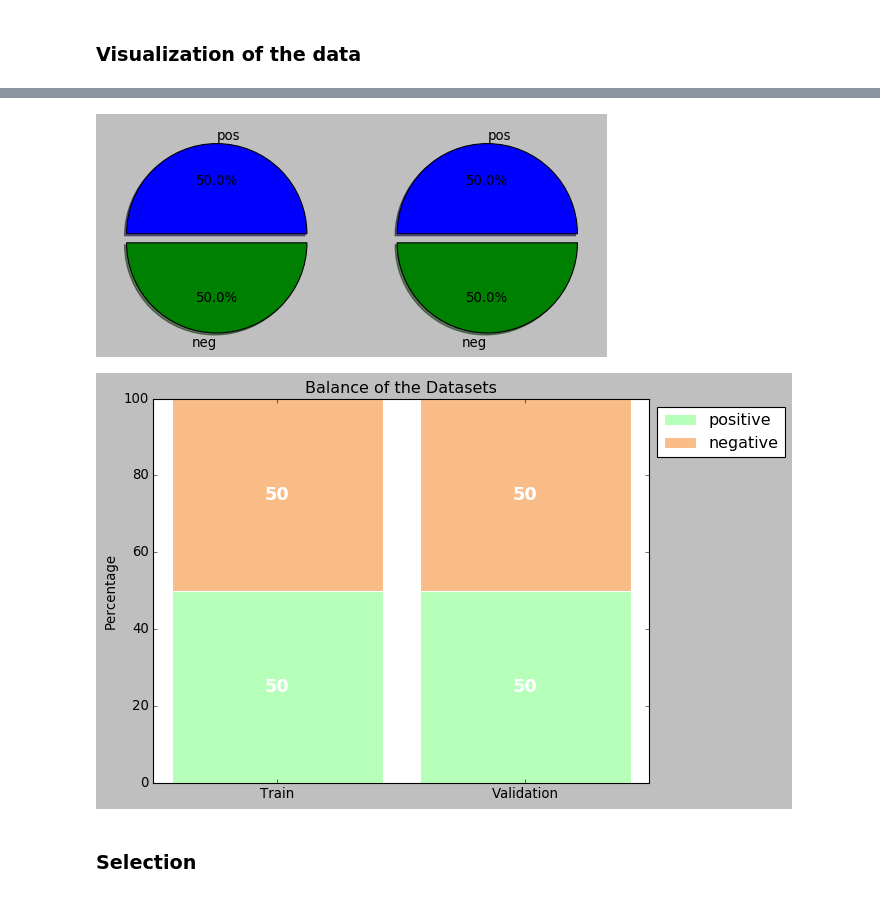
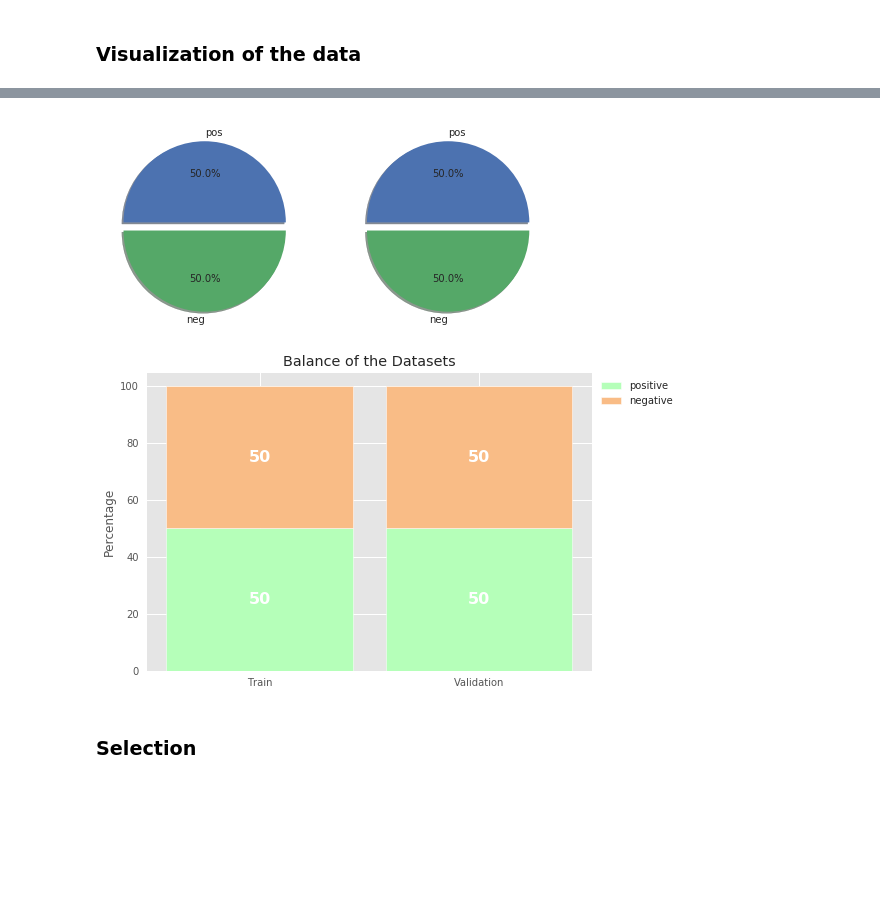
Before and after one commit to tarrade/proj_multilingual_text_classification, a Jupyter notebook: notebook/01-Analysis/01_IMDb_Huggingface_data_analysis.ipynb, the cells around one changed output, grey strips where cells are left out. Drawn from its saved outputs; the diff is of its cells as text; code cells hidden in the pictures; blank space fills up the shorter version.

```diff
--- a/notebook/01-Analysis/01_IMDb_Huggingface_data_analysis.ipynb
+++ b/notebook/01-Analysis/01_IMDb_Huggingface_data_analysis.ipynb
@@ -358,7 +384,14 @@ plt.style.use('dark_background')
+# %%
+import matplotlib as mpl
+from cycler import cycler
+plt.style.use('seaborn')
+#plt.style.use('dark_background')
 # %%
 plt.rcParams['figure.figsize'] = [10, 8]
 # %%
 # matplotlib histogram
+plt.style.use('seaborn')
+
 plt.hist(df_train['word_count'], color = 'blue', edgecolor = 'black',bins = int(50));
 # Add labels
 plt.title('Histogram of word count')
@@ -370,4 +403,5 @@ Text(0, 0.5, 'Document')
 # %%
+plt.style.use('seaborn')
 fig, ax1 = plt.subplots()
 ax1.hist([df_train['word_count'],df_valid['word_count']],color=['b', 'y'], label=['train', 'valid'], density=True)
 ax1.set_ylabel('Histogram of word count')
@@ -379,5 +413,5 @@ plt.show()
 # %%
-plt.style.use('classic')
+plt.style.use('seaborn')
 explode = (0, 0.1)
 # Make figure and axes
 fig, axs = plt.subplots(1, 2)
@@ -392,10 +426,11 @@ labels = info.features["label"].names[list(df_valid['label'].value_counts(dropna
 fracs = list(df_valid['label'].value_counts(dropna=False))
 axs[1].pie(fracs, labels=labels, explode=explode, autopct='%1.1f%%', shadow=True);
 # %% [output]
-[figure, old version]
+[figure, new version]
 # %%
 # Data
 #plt.style.use('dark_background')
+plt.style.use('ggplot')
 
 labels_train = info.features["label"].names[list(df_train['label'].value_counts(dropna=False).index)[0]], info.features["label"].names[list(df_train['label'].value_counts(dropna=False).index)[1]]
 labels_valid = info.features["label"].names[list(df_valid['label'].value_counts(dropna=False).index)[0]], info.features["label"].names[list(df_train['label'].value_counts(dropna=False).index)[1]]
@@ -407,34 +442,34 @@ raw_data = {'greenBars': [fracs_train[0],fracs_valid[0]], 'orangeBars': [fracs_t
 df = pd.DataFrame(raw_data)
 
 # From raw value to percentage
 totals = [i+j for i,j in zip(df['greenBars'], df['orangeBars'])]
 greenBars = [i / j * 100 for i,j in zip(df['greenBars'], totals)]
 orangeBars = [i / j * 100 for i,j in zip(df['orangeBars'], totals)]
 
 # plot
 barWidth = 0.85
 names = ('Train', 'Validation')
 # Create green Bars
 ax1 = plt.bar(r, greenBars, color='#b5ffb9', edgecolor='white', width=barWidth, label="positive")
 # Create orange Bars
 ax2 = plt.bar(r, orangeBars, bottom=greenBars, color='#f9bc86', edgecolor='white', width=barWidth, label="negative")
 
 for r1, r2 in zip(ax1, ax2):
     h1 = r1.get_height()
     h2 = r2.get_height()
     plt.text(r1.get_x() + r1.get_width() / 2., h1 / 2., "%d" % h1, ha="center", va="center", color="white", fontsize=16, fontweight="bold")
     plt.text(r2.get_x() + r2.get_width() / 2., h1 + h2 / 2., "%d" % h2, ha="center", va="center", color="white", fontsize=16, fontweight="bold")
 
 # Custom x axis
 plt.xticks(r, names)
 plt.title("Balance of the Datasets")
 plt.ylabel("Percentage")
 plt.legend(loc='upper left', bbox_to_anchor=(1,1), ncol=1)
 
 # Show graphic
 plt.show()
 # %% [output]
-[figure, old version]
+[figure, new version]
 # %% [markdown]
 ### Selection
 # %%
```
Also changed, not shown: parts of 15 cells of this notebook, 1 other file.
